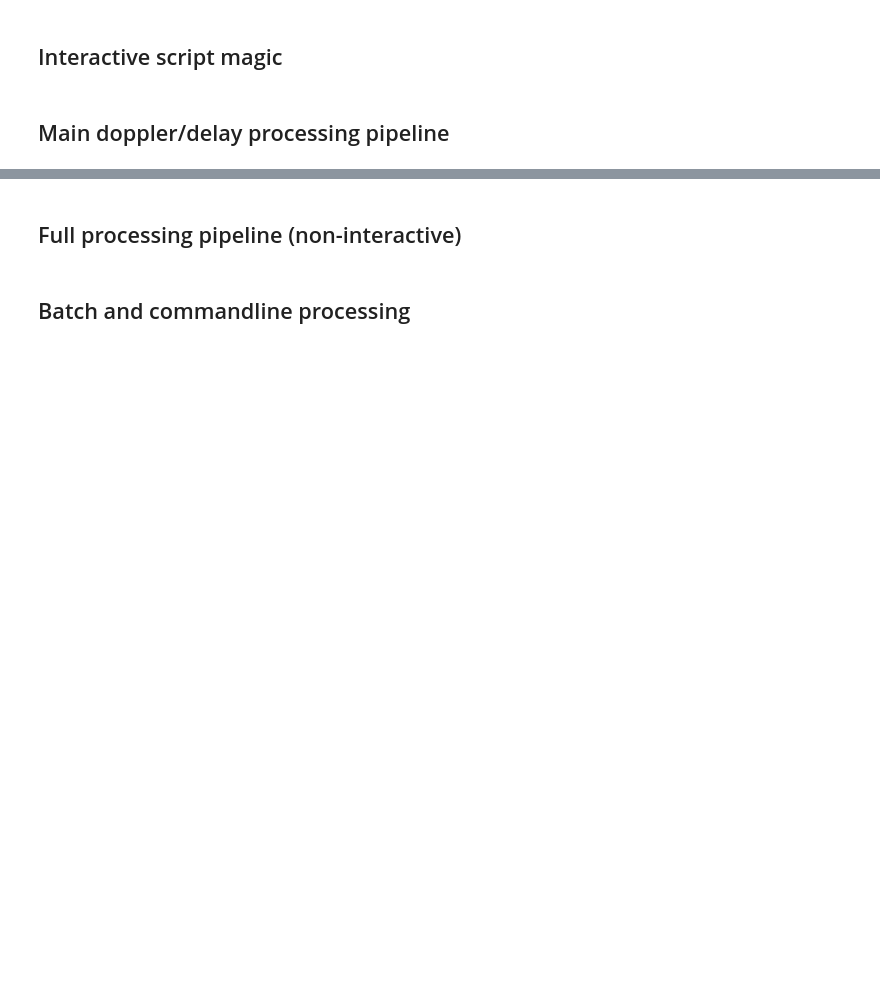
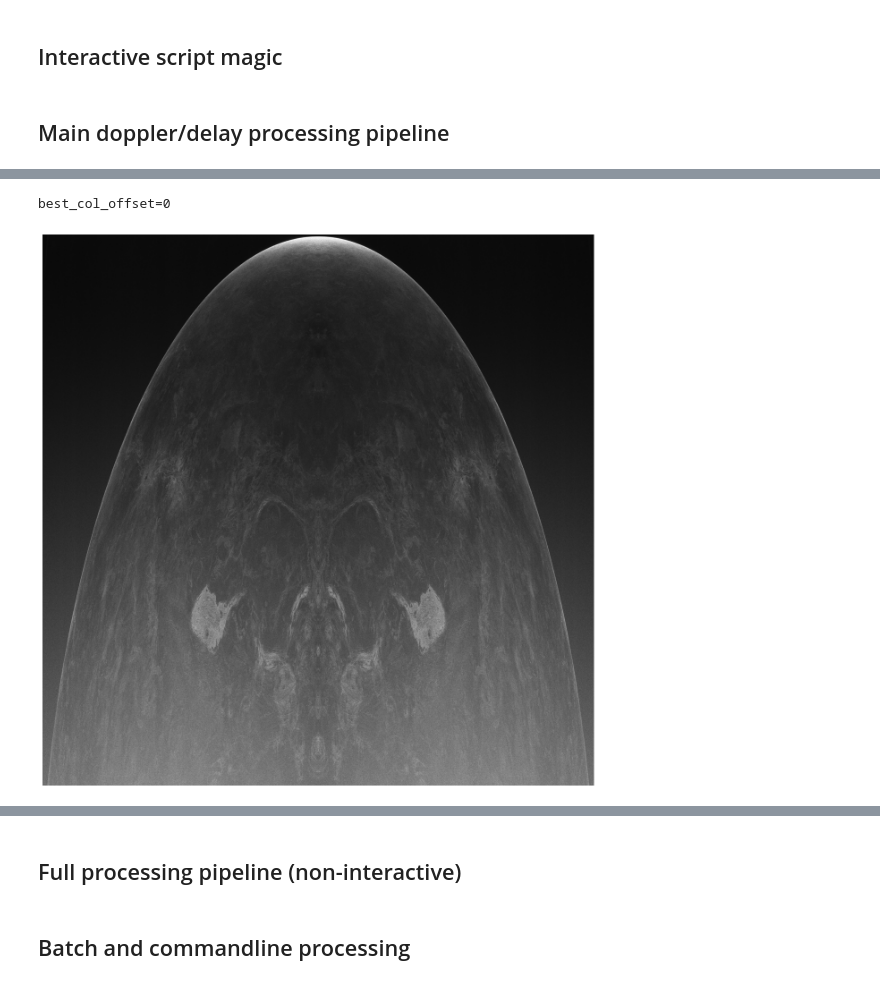
Before and after one commit to thandal/venera, a Jupyter notebook: radar_images.ipynb, the cells around one changed output, grey strips where cells are left out. Cells and saved outputs as stored; diff of their text form; code cells hidden in the pictures; blank space fills up the shorter version.

```diff
--- a/radar_images.ipynb
+++ b/radar_images.ipynb
@@ -209,8 +57,8 @@ if _interactive: ## Select filename
     #filename = "venus_ocp_20150816_171104.img"  # Last S
     #filename = "venus_ocp_20150812_155242.img"  # First N
     #filename = "venus_scp_20150815_172030.img"  # Last N
-    filename = "venus_ocp_20150812_155242.img" # Bruce parameter comparison
-    #filename = "venus_ocp_20150815_170058.img" # Bruce parameter comparison
+    #filename = "venus_ocp_20150812_155242.img" # Bruce parameter comparison
+    filename = "venus_ocp_20150815_170058.img" # Bruce parameter comparison
 
     # 2017:
 
@@ -230,6 +78,9 @@ if _interactive: ## Select filename
 
     # Fit experiments
     #filename = 'venus_ocp_19880604_163910.img'
+
+#    filename = 'venus_ocp_20170322_153406.img'
+#    filename = 'venus_ocp_20200526_163545.img'
 # %%
 # Function: Parse the .lbl metadata file
 def parseLbl(filename):
@@ -480,44 +828,47 @@ if _interactive:
 # %%
-# Function: forth step of doppler delay image processing pipeline
-def coarseTuneRoll(img_b, lbl_dict, filename=None): # Coarse-tune the centering by rolling to maximize left-right symmetry
+# Function: fourth step of doppler delay image processing pipeline
+def coarseTuneRoll(img_b, baud, filename=None): # Coarse-tune the centering by rolling to maximize left-right symmetry
     best_col_offset = 0
     best_col_offset_sum = 0
     # Baud roughly determines the frequency spreading, so we use different windows to avoid the wrap region.
-    if lbl_dict["GEO_BAUD"] == 4.2:
+    if baud == 4.2:
         img_h = img_b[2500:3000, :].copy()
-    if lbl_dict["GEO_BAUD"] == 4.0:
+    if baud == 4.0:
         img_h = img_b[3000:4000, :].copy()
-    elif lbl_dict["GEO_BAUD"] == 3.9:
+    elif baud == 3.9:
         img_h = img_b[4000:5000, :].copy()
-    elif lbl_dict["GEO_BAUD"] == 3.8:  # For 2012
+    elif baud == 3.8:  # For 2012
         img_h = img_b[3500:4500, :].copy()
     else:
-        raise("Unknown GEO_BAUD", lbl_dict["GEO_BAUD"])
+        raise("Unknown baud", baud)
     for offset in range(-100, 101):  # HUGE range -- slow but necessary?
     #for offset in range(-50, 51):  # More sane range?
         img_tmp = np.roll(img_h, offset)
         img_mirror = img_tmp[:, :1000] * np.fliplr(img_tmp[:, -1000:])
         total_sum = np.sum(img_mirror)
         if total_sum > best_col_offset_sum:
             best_col_offset_sum = total_sum
             best_col_offset = offset
     if filename: # save a debug file, which also can be used to later look up the best roll
         img_tmp = np.roll(img_h, best_col_offset)
         img_mirror = img_tmp[:, :1000] * np.fliplr(img_tmp[:, -1000:])
         os.makedirs(f"{ROOT_PREFIX}/ROLL_TRIAGE", exist_ok=True)
         pl.imsave(f"{ROOT_PREFIX}/ROLL_TRIAGE/{filename[:-4]}_roll_{best_col_offset}.png", img_mirror)
     return best_col_offset
 
 if _interactive:
-    best_col_offset = coarseTuneRoll(img_b, lbl_dict)
+    best_col_offset = coarseTuneRoll(img_b, lbl_dict['GEO_BAUD'])
     print(f'{best_col_offset=}')
     img_b = np.roll(img_b, best_col_offset)
 
     if 1: # debug
         #pl.imsave(filename + ".png", img_b)
         pl.figure(figsize=(16, 16))
         pl.axis('off')
         pl.imshow(img_b + np.fliplr(img_b), cmap='gray')
+# %% [output]
+best_col_offset=0
+[figure, added]
 # %%
 # Function: fit parameters to the doppler/delay image curve
 
```
Also changed, not shown: parts of 20 cells of this notebook, 1 other file.
